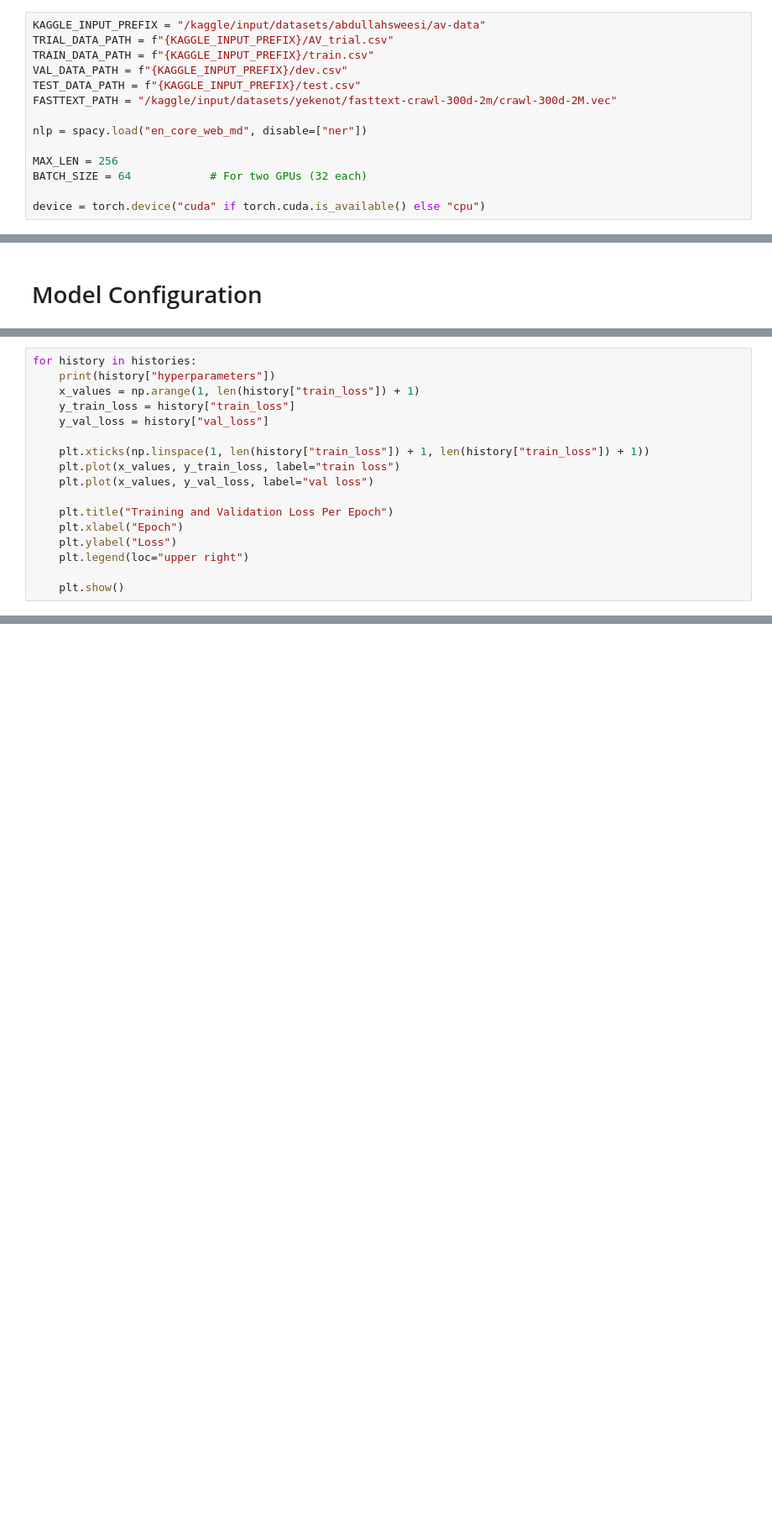
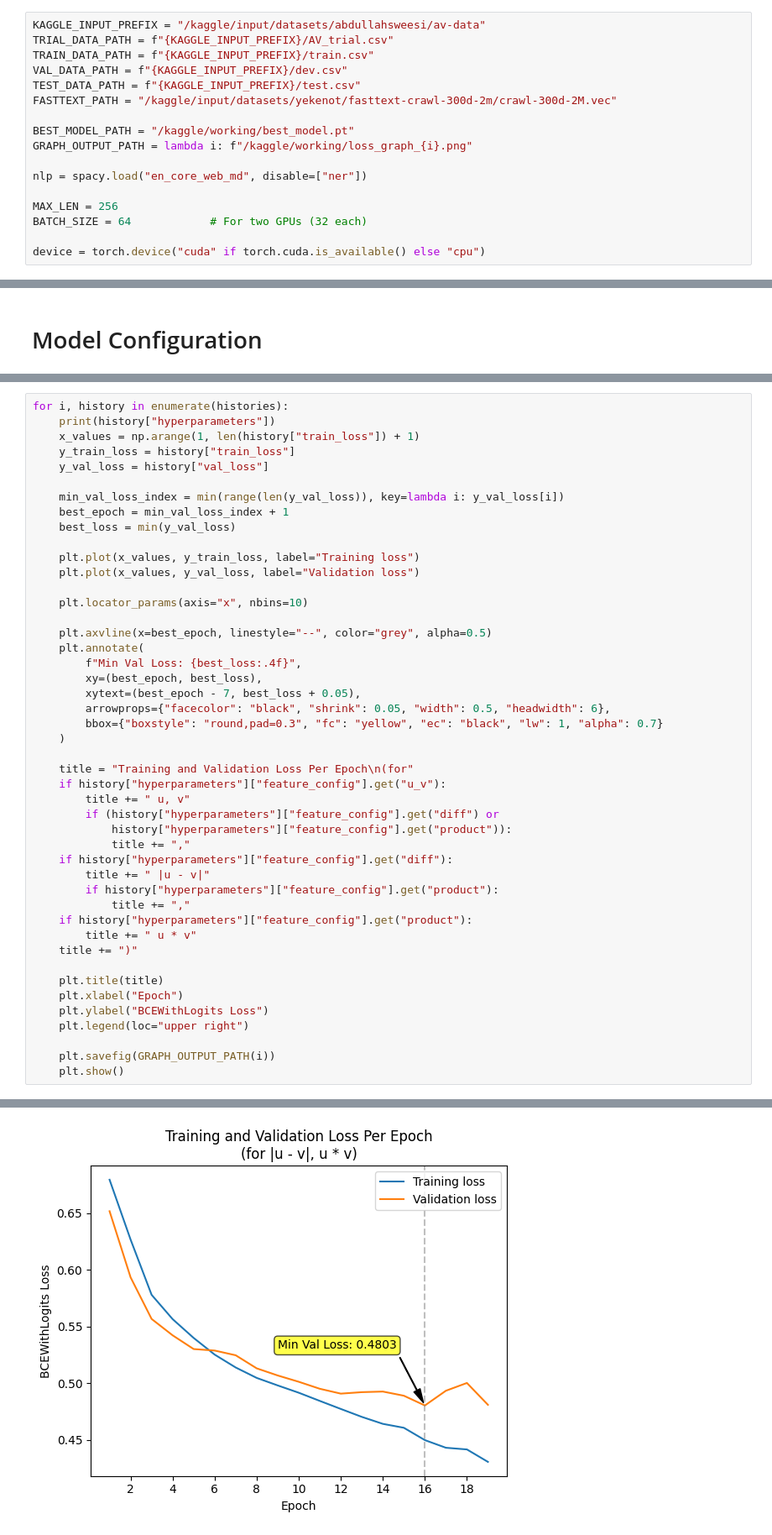
Before and after one commit to Toothless7788/COMP34812-nlu-coursework, a Jupyter notebook: lstm/nlu-non-transformer-coursework.ipynb, the cells around one changed output, grey strips where cells are left out. Shown at 84% size. Cells and saved outputs as stored; diff of their text form; blank space fills up the shorter version.

```diff
--- a/lstm/nlu-non-transformer-coursework.ipynb
+++ b/lstm/nlu-non-transformer-coursework.ipynb
@@ -48,6 +50,9 @@ VAL_DATA_PATH = f"{KAGGLE_INPUT_PREFIX}/dev.csv"
 TEST_DATA_PATH = f"{KAGGLE_INPUT_PREFIX}/test.csv"
 FASTTEXT_PATH = "/kaggle/input/datasets/yekenot/fasttext-crawl-300d-2m/crawl-300d-2M.vec"
 
+BEST_MODEL_PATH = "/kaggle/working/best_model.pt"
+GRAPH_OUTPUT_PATH = lambda i: f"/kaggle/working/loss_graph_{i}.png"
+
 nlp = spacy.load("en_core_web_md", disable=["ner"])
 
 MAX_LEN = 256
@@ -749,17 +775,0 @@ if global_best_state_dict:
-# %%
-for history in histories:
-    print(history["hyperparameters"])
-    x_values = np.arange(1, len(history["train_loss"]) + 1)
-    y_train_loss = history["train_loss"]
-    y_val_loss = history["val_loss"]
-
-    plt.xticks(np.linspace(1, len(history["train_loss"]) + 1, len(history["train_loss"]) + 1))
-    plt.plot(x_values, y_train_loss, label="train loss")
-    plt.plot(x_values, y_val_loss, label="val loss")
-
-    plt.title("Training and Validation Loss Per Epoch")
-    plt.xlabel("Epoch")
-    plt.ylabel("Loss")
-    plt.legend(loc="upper right")
-
-    plt.show()
@@ -1013,0 +778,47 @@ def predict(text_1, text_2):
+# %%
+for i, history in enumerate(histories):
+    print(history["hyperparameters"])
+    x_values = np.arange(1, len(history["train_loss"]) + 1)
+    y_train_loss = history["train_loss"]
+    y_val_loss = history["val_loss"]
+
+    min_val_loss_index = min(range(len(y_val_loss)), key=lambda i: y_val_loss[i])
+    best_epoch = min_val_loss_index + 1
+    best_loss = min(y_val_loss)
+
+    plt.plot(x_values, y_train_loss, label="Training loss")
+    plt.plot(x_values, y_val_loss, label="Validation loss")
+
+    plt.locator_params(axis="x", nbins=10)
+
+    plt.axvline(x=best_epoch, linestyle="--", color="grey", alpha=0.5)
+    plt.annotate(
+        f"Min Val Loss: {best_loss:.4f}",
+        xy=(best_epoch, best_loss),
+        xytext=(best_epoch - 7, best_loss + 0.05),
+        arrowprops={"facecolor": "black", "shrink": 0.05, "width": 0.5, "headwidth": 6},
+        bbox={"boxstyle": "round,pad=0.3", "fc": "yellow", "ec": "black", "lw": 1, "alpha": 0.7}
+    )
+
+    title = "Training and Validation Loss Per Epoch\n(for"
+    if history["hyperparameters"]["feature_config"].get("u_v"):
+        title += " u, v"
+        if (history["hyperparameters"]["feature_config"].get("diff") or
+            history["hyperparameters"]["feature_config"].get("product")):
+            title += ","
+    if history["hyperparameters"]["feature_config"].get("diff"):
+        title += " |u - v|"
+        if history["hyperparameters"]["feature_config"].get("product"):
+            title += ","
+    if history["hyperparameters"]["feature_config"].get("product"):
+        title += " u * v"
+    title += ")"
+
+    plt.title(title)
+    plt.xlabel("Epoch")
+    plt.ylabel("BCEWithLogits Loss")
+    plt.legend(loc="upper right")
+
+    plt.savefig(GRAPH_OUTPUT_PATH(i))
+    plt.show()
+# %% [output]
@@ -1013,0 +826 @@ def predict(text_1, text_2):
+[figure, added]
```
Also changed, not shown: parts of 20 cells of this notebook, 7 other files.
